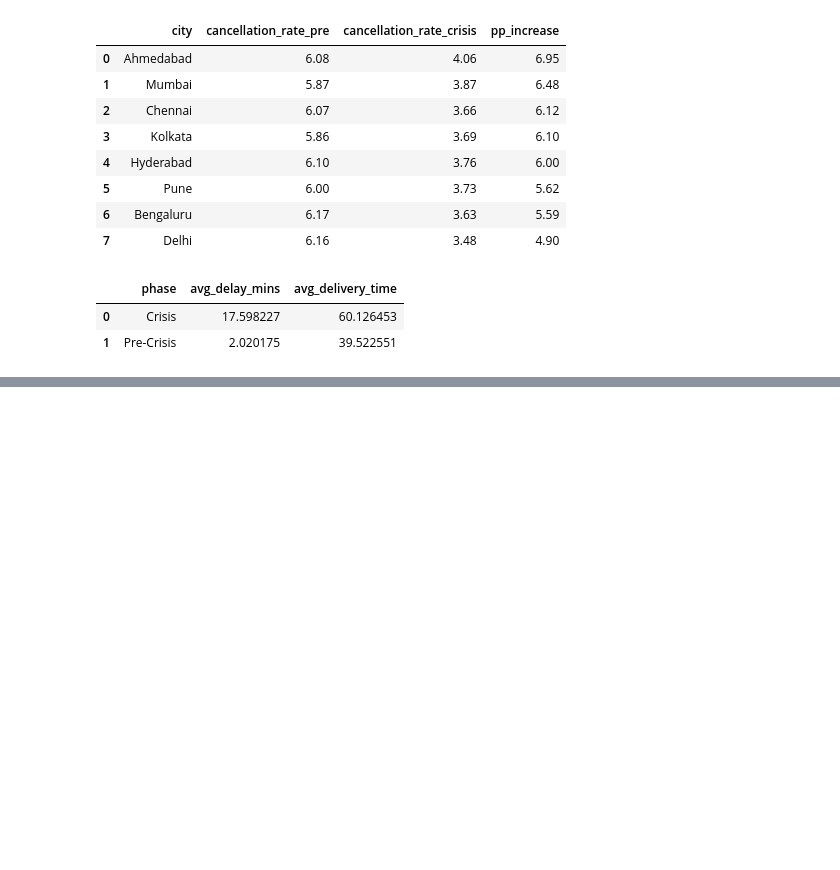
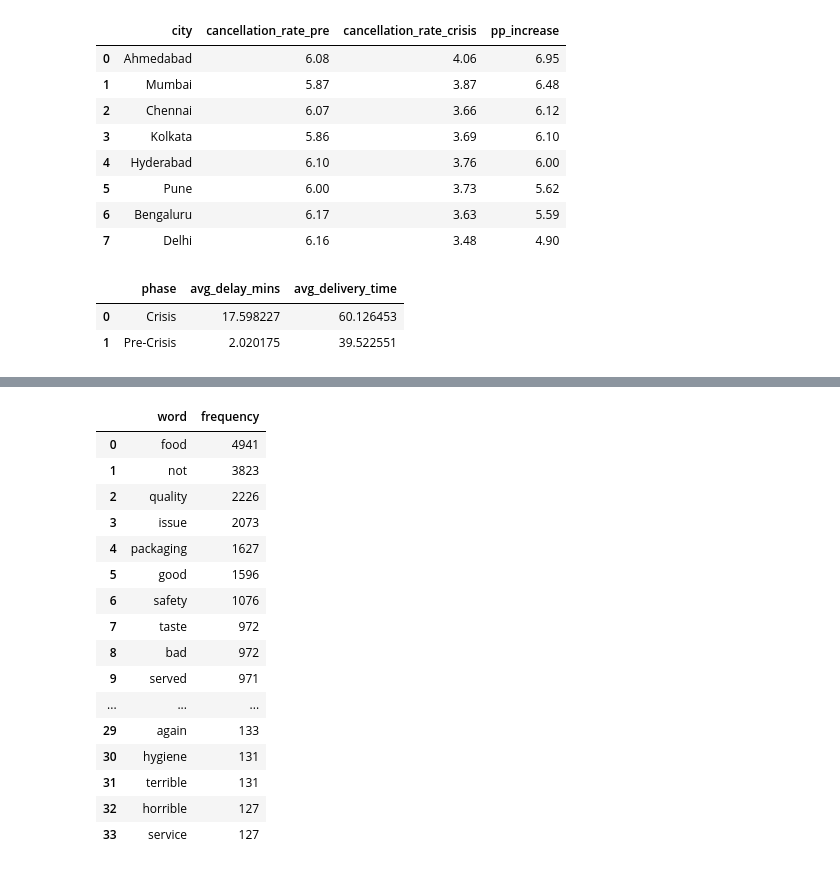
Before and after one commit to Joyan9/Crisis-Recovery-Data-Analytics-Project, a Jupyter notebook: EDA.ipynb, the cells around one changed output, grey strips where cells are left out. Saved outputs shown, nothing was run; the diff lists cells and outputs as text; code cells hidden in the pictures; blank space fills up the shorter version.

```diff
--- a/EDA.ipynb
+++ b/EDA.ipynb
@@ -374,0 +409,61 @@ conn.execute("""
+# %%
+# 7. Most frequently occuring negative keywords in reviews during crisis period
+
+conn.execute("""
+            WITH crisis_reviews AS (
+                SELECT
+                f.review_text,
+                f.sentiment_score,
+                r.city
+                FROM fact_ratings f
+                JOIN fact_orders o
+                ON f.order_id = o.order_id
+                JOIN dim_restaurant r
+                ON f.restaurant_id = r.restaurant_id
+                WHERE EXTRACT(MONTH FROM o.order_timestamp) BETWEEN 6 AND 9
+                AND f.sentiment_score < 0
+                ),
+
+                tokens AS (
+                SELECT
+                city,
+                UNNEST(
+                    string_split(
+                    lower(regexp_replace(review_text,'[^a-zA-Z ]','')),
+                    ' ')
+                ) AS word
+                FROM crisis_reviews
+                ),
+
+                clean_tokens AS (
+                SELECT *
+                FROM tokens
+                WHERE length(word) > 2 AND word NOT IN ('the','and','for','with','that','this','was')
+                )
+
+                SELECT
+                word,
+                COUNT(*) AS frequency
+                FROM clean_tokens
+                GROUP BY word
+                ORDER BY frequency DESC;
+
+             """).fetch_df()
+# %% [output]
+|  | word | frequency |
+| 0 | food | 4941 |
+| 1 | not | 3823 |
+| 2 | quality | 2226 |
+| 3 | issue | 2073 |
+| 4 | packaging | 1627 |
+| 5 | good | 1596 |
+| 6 | safety | 1076 |
+| 7 | taste | 972 |
+| 8 | bad | 972 |
+| 9 | served | 971 |
+| ... | ... | ... |
+| 29 | again | 133 |
+| 30 | hygiene | 131 |
+| 31 | terrible | 131 |
+| 32 | horrible | 127 |
+| 33 | service | 127 |
```
Also changed, not shown: parts of 5 cells of this notebook.
